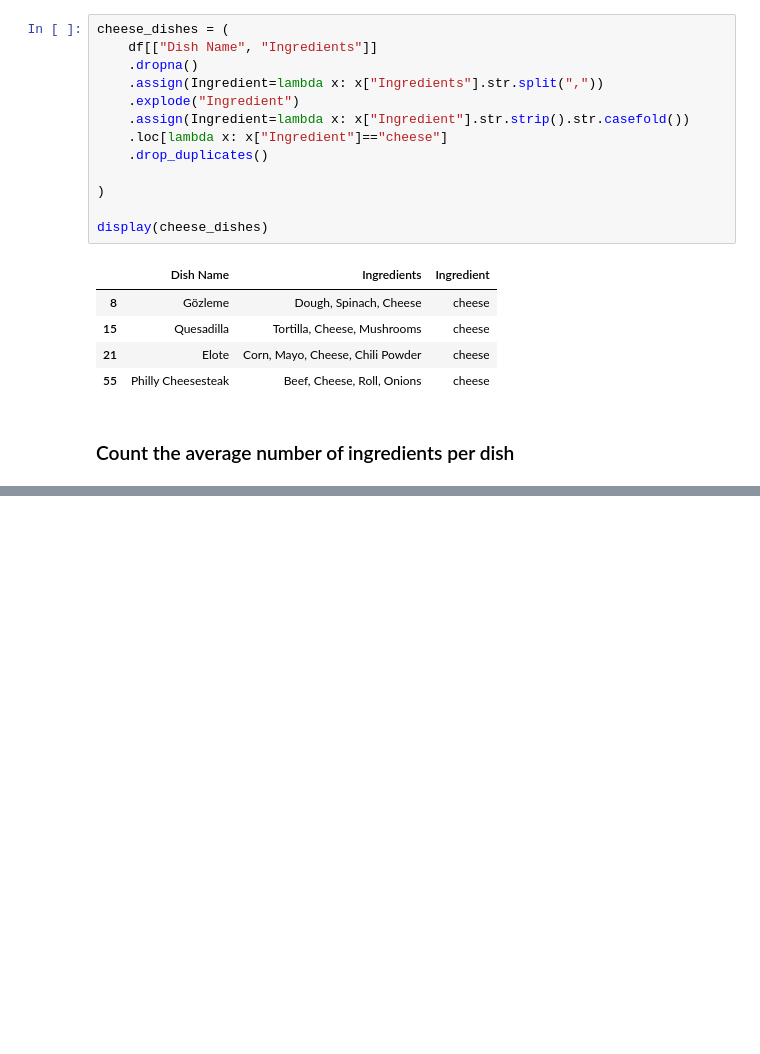
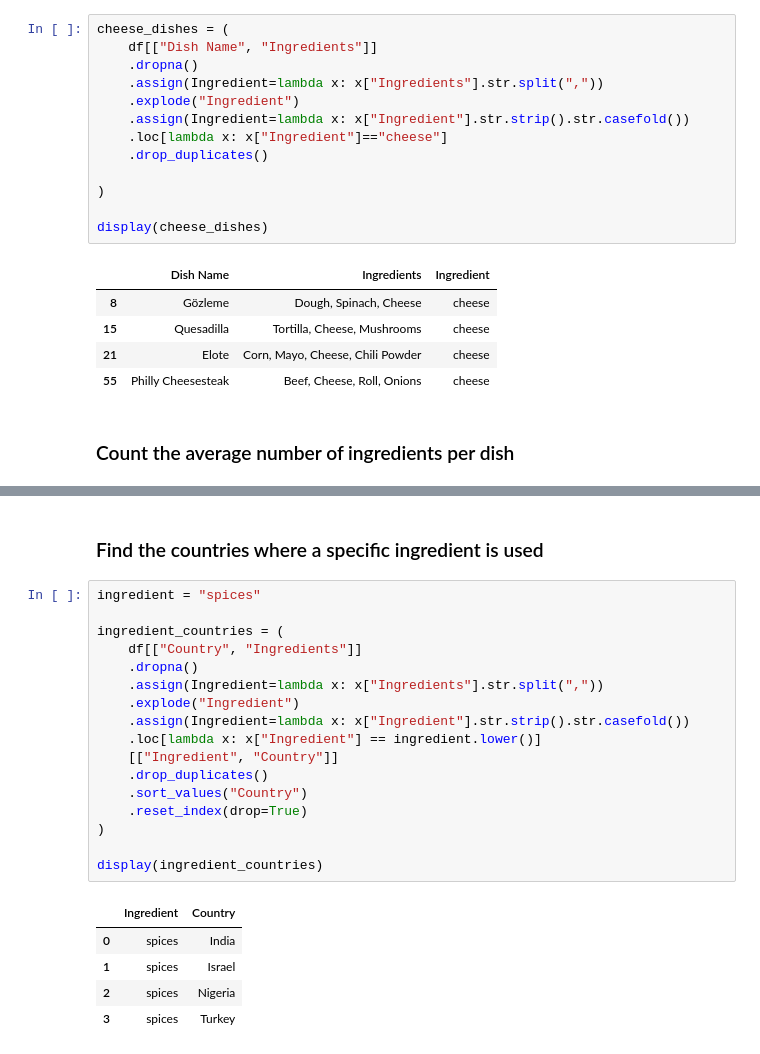
Before and after one commit to ushasrisetti24/Python-Practice, a Jupyter notebook: Street Food Analysis/Street food dataset.ipynb, the cells around one changed output, grey strips where cells are left out. Cells and saved outputs as stored; diff of their text form; blank space fills up the shorter version.

```diff
--- a/Street Food Analysis/Street food dataset.ipynb
+++ b/Street Food Analysis/Street food dataset.ipynb
@@ -778,0 +803,25 @@ np.float64(646.56)
+# %% [markdown]
+### Find the countries where a specific ingredient is used
+# %%
+ingredient = "spices"
+
+ingredient_countries = (
+    df[["Country", "Ingredients"]]
+    .dropna()
+    .assign(Ingredient=lambda x: x["Ingredients"].str.split(","))
+    .explode("Ingredient")
+    .assign(Ingredient=lambda x: x["Ingredient"].str.strip().str.casefold())
+    .loc[lambda x: x["Ingredient"] == ingredient.lower()]
+    [["Ingredient", "Country"]]
+    .drop_duplicates()
+    .sort_values("Country")
+    .reset_index(drop=True)
+)
+
+display(ingredient_countries)
+# %% [output]
+|  | Ingredient | Country |
+| 0 | spices | India |
+| 1 | spices | Israel |
+| 2 | spices | Nigeria |
+| 3 | spices | Turkey |
```
Also changed, not shown: parts of 16 cells of this notebook, 1 other file.
